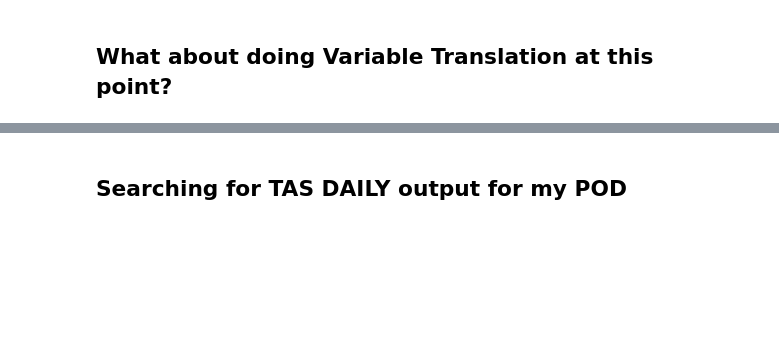
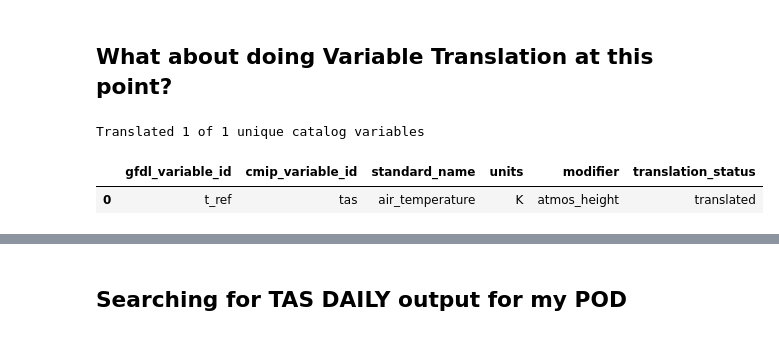
Before and after one commit to jjuyeonkim/MDTF-diagnostics, a Jupyter notebook: diagnostics/example_multicase/example_multirun_demo_vartrans.ipynb, the cells around one changed output, grey strips where cells are left out. Cells and saved outputs as stored; diff of their text form; code cells hidden in the pictures; blank space fills up the shorter version.

```diff
--- a/diagnostics/example_multicase/example_multirun_demo_vartrans.ipynb
+++ b/diagnostics/example_multicase/example_multirun_demo_vartrans.ipynb
@@ -272,4 +183,69 @@ cat.df
 # %% [markdown]
 ## What about doing Variable Translation at this point?
 # %%
-# TODO: Variable translation here?
+import pandas as pd
+from src.varlist_util import VarlistEntry
+from src.units import Units
+
+source_convention = 'gfdl'
+target_convention = 'cmip'
+source_fieldlist = translator.get_convention(source_convention)
+target_fieldlist = translator.get_convention(target_convention)
+
+translation_rows = []
+for source_var in sorted(cat.df['variable_id'].dropna().unique()):
+    try:
+        source_field = source_fieldlist.to_CF(source_var)
+        entry = VarlistEntry(
+            name=source_var,
+            _parent=None,
+            standard_name=source_field.get('standard_name') or '',
+            long_name=source_field.get('long_name') or '',
+            units=Units(source_field.get('units') or ''),
+            realm=source_field.get('realm') or '',
+            modifier=source_field.get('modifier') or '',
+            coords=[],
+            use_exact_name=False,
+        )
+        translated = translator.translate(
+            var=entry,
+            to_convention=target_convention,
+            from_convention=source_convention,
+        )
+        if translated is None:
+            raise ValueError('Translator returned no target variable')
+        target_var = translated.name
+        target_field = target_fieldlist.to_CF(target_var)
+        translation_rows.append({
+            'gfdl_variable_id': source_var,
+            'cmip_variable_id': target_var,
+            'standard_name': target_field.get('standard_name', ''),
+            'units': target_field.get('units', ''),
+            'modifier': target_field.get('modifier', ''),
+            'translation_status': 'translated',
+        })
+    except (KeyError, ValueError, AssertionError) as exc:
+        translation_rows.append({
+            'gfdl_variable_id': source_var,
+            'cmip_variable_id': pd.NA,
+            'standard_name': pd.NA,
+            'units': pd.NA,
+            'modifier': pd.NA,
+            'translation_status': f'untranslated: {exc}',
+        })
+
+catalog_translation = pd.DataFrame(translation_rows)
+translated_catalog_df = cat.df.merge(
+    catalog_translation,
+    left_on='variable_id',
+    right_on='gfdl_variable_id',
+    how='left',
+    validate='many_to_one',
+)
+
+print(f'Translated {catalog_translation.translation_status.eq("translated").sum()} of {len(catalog_translation)} unique catalog variables')
+catalog_translation
+# %% [output]
+Translated 1 of 1 unique catalog variables
+|  | gfdl_variable_id | cmip_variable_id | standard_name | units | modifier | translation_status |
+| 0 | t_ref | tas | air_temperature | K | atmos_height | translated |
```
Also changed, not shown: parts of 16 cells of this notebook, 4 other files.
